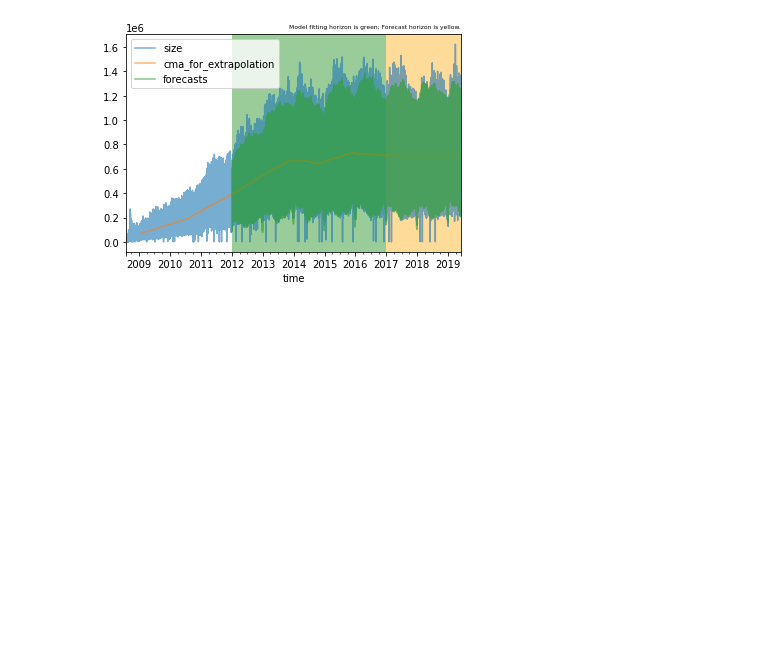
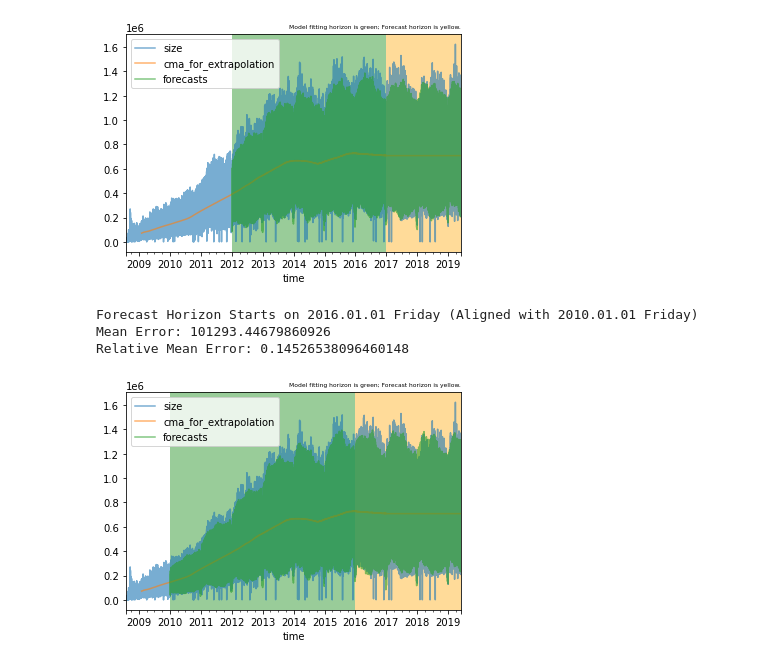
Before and after one commit to PerryXDeng/proj_stack_exchange, a Jupyter notebook: ts_analysis.ipynb, the cells around one changed output. Drawn from its saved outputs; the diff is of its cells as text; code cells hidden in the pictures; blank space fills up the shorter version.

Commit message:
another example

```diff
--- a/ts_analysis.ipynb
+++ b/ts_analysis.ipynb
@@ -489,4 +490,44 @@ plot_forecasts(df, sunday_fit_horizon_start, forecast_horizon_start)
 Mean Error: 78285.85510525809
 Relative Mean Error: 0.11360541175213879
 [figure]
+# %%
+# let's try starting our fitting horizon in 2010, which starts on a friday
+# indeed this one also has much lower error when the starting week day is aligned
+# which agrees with our conclusion
+
+# another example of aligned weekday starts
+friday_fit_horizon_start = np.datetime64("2010-01-01T00:00:00")
+friday_forecast_horizon_start = np.datetime64("2016-01-01T00:00:00")
+friday_fitting_horizon = filtered_df[friday_fit_horizon_start:friday_forecast_horizon_start - np.timedelta64(1,"h")].copy()
+friday_signal_fft = np.fft.fft(friday_fitting_horizon['size_detrended'])
+
+n = len(friday_fitting_horizon)
+non_constant_signal_fft = friday_signal_fft[1:] # first term has frequency of zero which is just a constant term
+amplitudes = np.absolute(non_constant_signal_fft)/n
+frequencies_hz = (np.arange(0, n, 1) * sample_rate / n)[1:]
+periods_hours = (1/frequencies_hz)/((60**2))
+periods_days = (1/frequencies_hz)/((60**2)*24)
+filtered_indices = np.insert((periods_days > 365.25) + (amplitudes < 0.005),0,[True])
+
+df['forecasts'] = np.nan
+forecasts = df['forecasts'].values.copy()
+num_extrapolations = len(df[friday_fit_horizon_start:])
+num_forecasts = len(df[friday_forecast_horizon_start:])
+extrapolation_indices = df.index >= friday_fit_horizon_start
+fits = cmas[extrapolation_indices] *  (dft_extrapolate_filtered_cpu(friday_signal_fft, num_extrapolations, filtered_indices) + 1)
+forecasts[extrapolation_indices] = fits
+df['forecasts'] = forecasts
+df['errors'] = (df['forecasts'] - df['size']).abs()
+
+forecast_horizon = df[friday_forecast_horizon_start:]
+print("Forecast Horizon Starts on 2016.01.01 Friday (Aligned with 2010.01.01 Friday)")
+print(f"Mean Error: {forecast_horizon['errors'].mean()}")
+print(f"Relative Mean Error: {forecast_horizon['errors'].mean()/forecast_horizon['size'].mean()}")
+
+plot_forecasts(df, friday_fit_horizon_start, friday_forecast_horizon_start)
+# %% [output]
+Forecast Horizon Starts on 2016.01.01 Friday (Aligned with 2010.01.01 Friday)
+Mean Error: 101293.44679860926
+Relative Mean Error: 0.14526538096460148
+[figure, added]
 # %%
```
Also changed, not shown: parts of 2 cells of this notebook.
